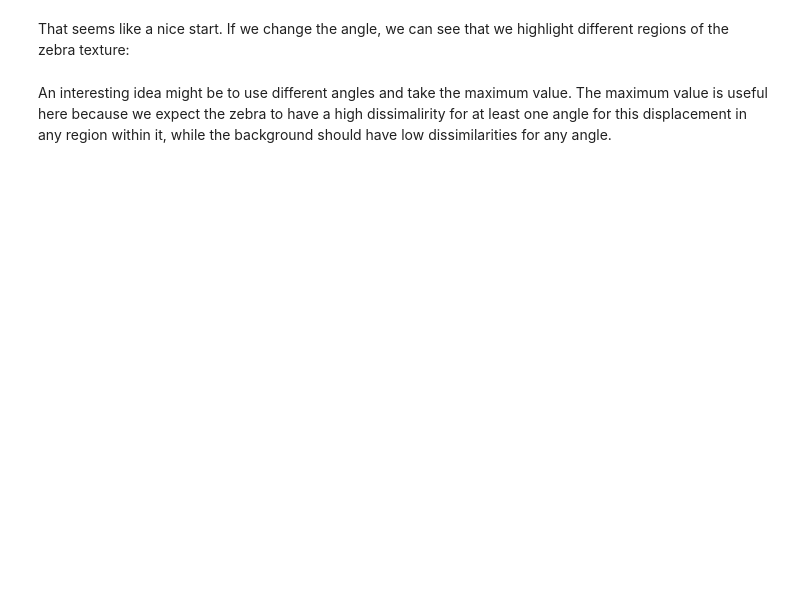
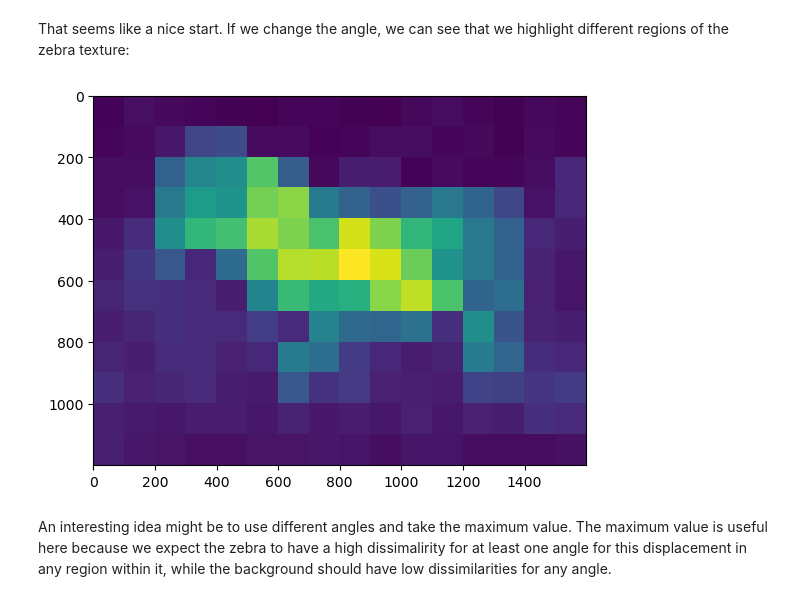
Before and after one commit to Seazs/info-h-500, a Jupyter notebook: docs/LABS/TP3_Image_Segmentation.ipynb, the cells around one changed output. Cells and saved outputs as stored; diff of their text form; code cells hidden in the pictures; blank space fills up the shorter version.

```diff
--- a/docs/LABS/TP3_Image_Segmentation.ipynb
+++ b/docs/LABS/TP3_Image_Segmentation.ipynb
@@ -209,2 +260,17 @@ def texture_descriptor(N):
+# %%
+def texture_descriptor(N):
+     ## -- Your code here -- ##
+    displacement = 25
+    angle = 2*np.pi/2
+    glcm = graycomatrix(N, [displacement], [angle], 256)
+    return graycoprops(glcm, 'dissimilarity')[0,0]
+
+output = sliding_window(im, (100,100))
+
+plt.figure()
+plt.imshow(output)
+plt.show()
+# %% [output]
+[figure, added]
 # %% [markdown]
 An interesting idea might be to use different angles and take the maximum value. The maximum value is useful here because we expect the zebra to have a high dissimalirity for at least one angle for this displacement in any region within it, while the background should have low dissimilarities for any angle.
```
Also changed, not shown: parts of 19 cells of this notebook.
